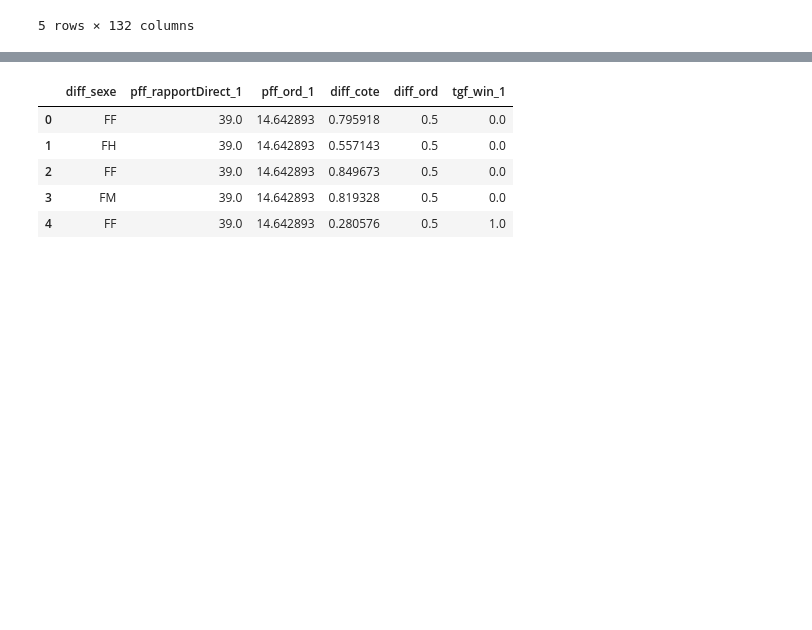
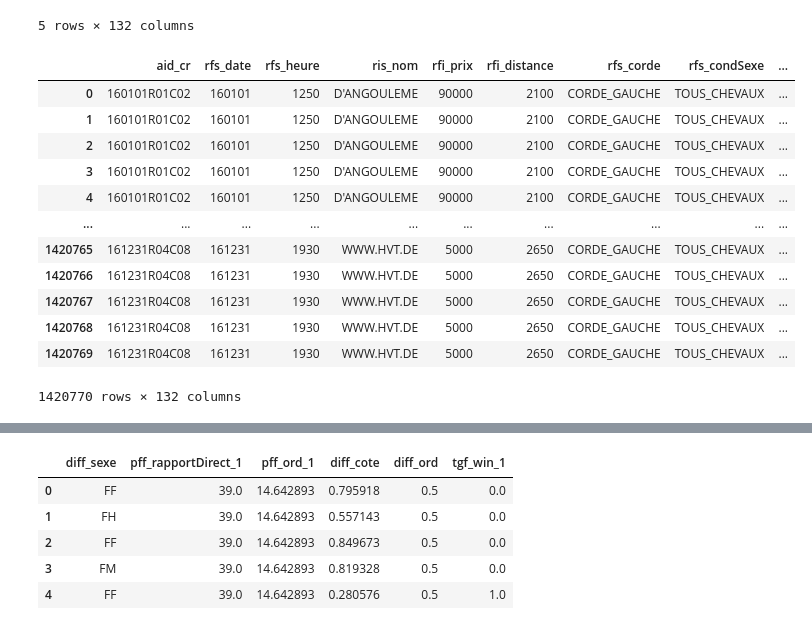
Before and after one commit to zenAurelius/HRAI3, a Jupyter notebook: notebooks/test_base.ipynb, the cells around one changed output, grey strips where cells are left out. Saved outputs shown, nothing was run; the diff lists cells and outputs as text; code cells hidden in the pictures; blank space fills up the shorter version.

```diff
--- a/notebooks/test_base.ipynb
+++ b/notebooks/test_base.ipynb
@@ -24,3 +24,19 @@ dfraw.head()
 | 3 | 160101R01C02 | 160101 | 1250 | D'ANGOULEME | 90000 | 2100 | CORDE_GAUCHE | TOUS_CHEVAUX | ... |
 | 4 | 160101R01C02 | 160101 | 1250 | D'ANGOULEME | 90000 | 2100 | CORDE_GAUCHE | TOUS_CHEVAUX | ... |
 5 rows × 132 columns
+# %%
+dfraw
+# %% [output]
+|  | aid_cr | rfs_date | rfs_heure | ris_nom | rfi_prix | rfi_distance | rfs_corde | rfs_condSexe | ... |
+| 0 | 160101R01C02 | 160101 | 1250 | D'ANGOULEME | 90000 | 2100 | CORDE_GAUCHE | TOUS_CHEVAUX | ... |
+| 1 | 160101R01C02 | 160101 | 1250 | D'ANGOULEME | 90000 | 2100 | CORDE_GAUCHE | TOUS_CHEVAUX | ... |
+| 2 | 160101R01C02 | 160101 | 1250 | D'ANGOULEME | 90000 | 2100 | CORDE_GAUCHE | TOUS_CHEVAUX | ... |
+| 3 | 160101R01C02 | 160101 | 1250 | D'ANGOULEME | 90000 | 2100 | CORDE_GAUCHE | TOUS_CHEVAUX | ... |
+| 4 | 160101R01C02 | 160101 | 1250 | D'ANGOULEME | 90000 | 2100 | CORDE_GAUCHE | TOUS_CHEVAUX | ... |
+| ... | ... | ... | ... | ... | ... | ... | ... | ... | ... |
+| 1420765 | 161231R04C08 | 161231 | 1930 | WWW.HVT.DE | 5000 | 2650 | CORDE_GAUCHE | TOUS_CHEVAUX | ... |
+| 1420766 | 161231R04C08 | 161231 | 1930 | WWW.HVT.DE | 5000 | 2650 | CORDE_GAUCHE | TOUS_CHEVAUX | ... |
+| 1420767 | 161231R04C08 | 161231 | 1930 | WWW.HVT.DE | 5000 | 2650 | CORDE_GAUCHE | TOUS_CHEVAUX | ... |
+| 1420768 | 161231R04C08 | 161231 | 1930 | WWW.HVT.DE | 5000 | 2650 | CORDE_GAUCHE | TOUS_CHEVAUX | ... |
+| 1420769 | 161231R04C08 | 161231 | 1930 | WWW.HVT.DE | 5000 | 2650 | CORDE_GAUCHE | TOUS_CHEVAUX | ... |
+1420770 rows × 132 columns
```
Also changed, not shown: parts of 3 cells of this notebook.
